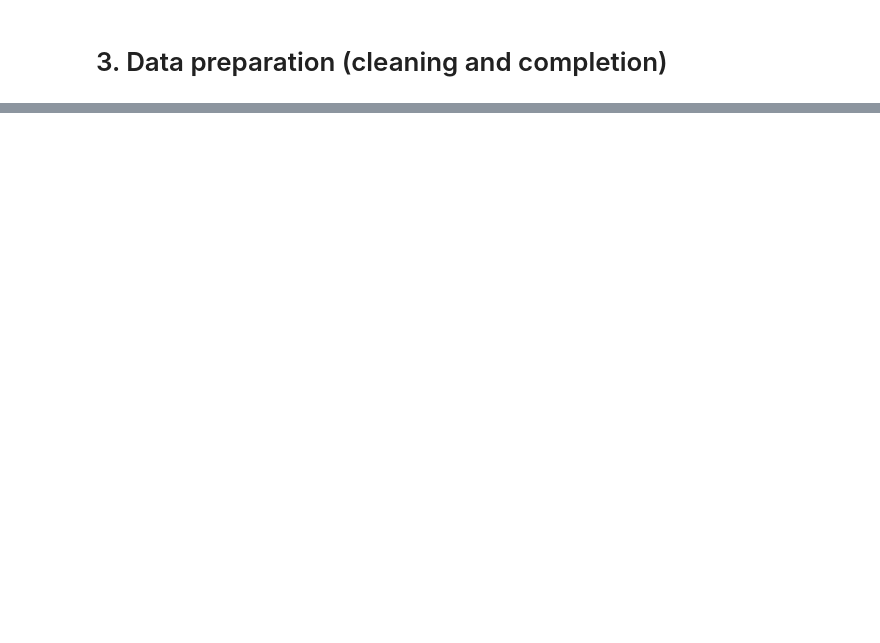
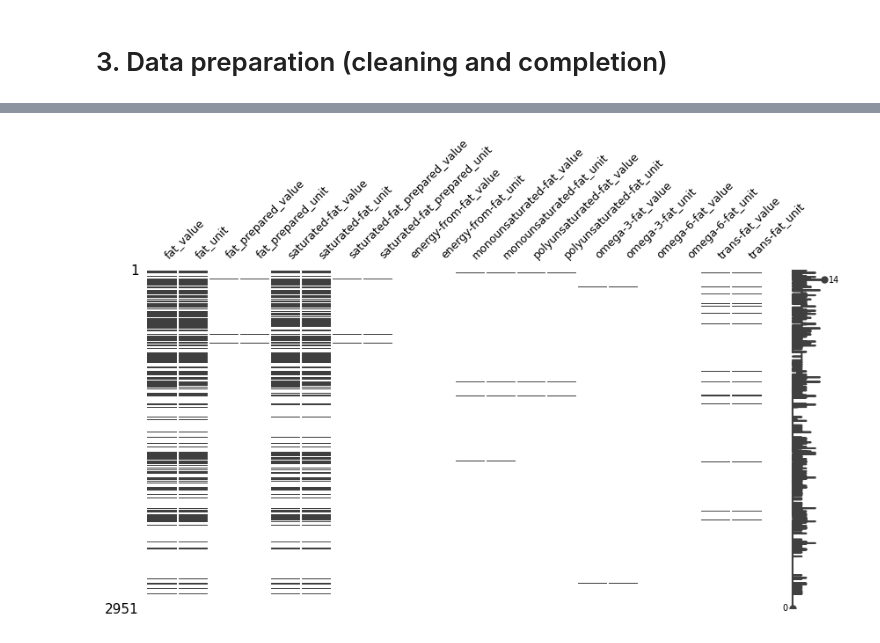
Before and after one commit to 64FC/Openclassrooms_DataScientist, a Jupyter notebook: Projet_2/OpenFoodFacts_1_notebook_nettoyage.ipynb, the cells around one changed output, grey strips where cells are left out. Saved outputs shown, nothing was run; the diff lists cells and outputs as text; code cells hidden in the pictures; blank space fills up the shorter version.

```diff
--- a/Projet_2/OpenFoodFacts_1_notebook_nettoyage.ipynb
+++ b/Projet_2/OpenFoodFacts_1_notebook_nettoyage.ipynb
@@ -148,0 +320,7 @@ cleaning_df = init_data[~removed_columns]
+# %%
+# I repeat the same process for another interesting keyword
+subset_df = cleaning_df.filter(regex=('fat_'))
+
+_ = msno.matrix(df=subset_df, figsize=(10,5), fontsize=9)
+# %% [output]
+[figure, added]
```
Also changed, not shown: parts of 58 cells of this notebook.
